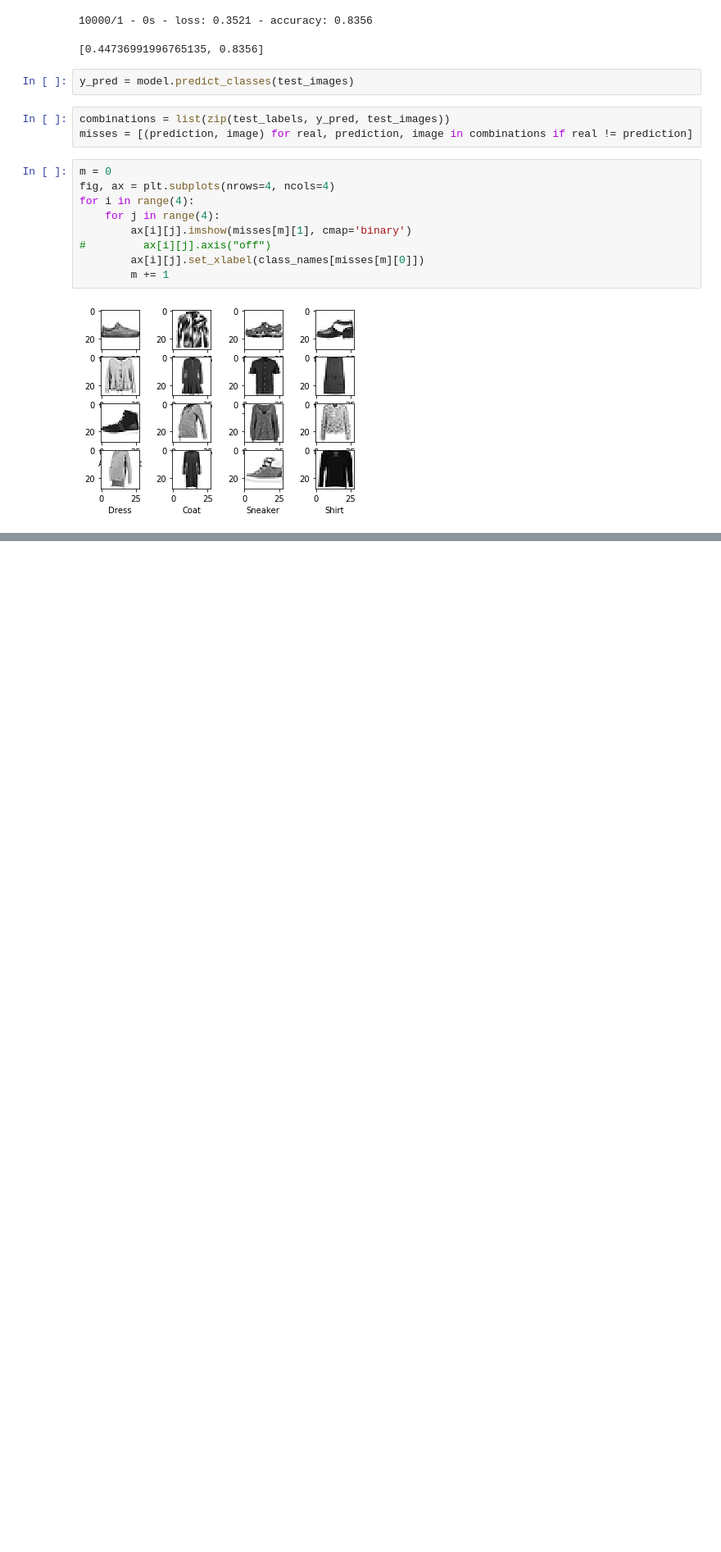
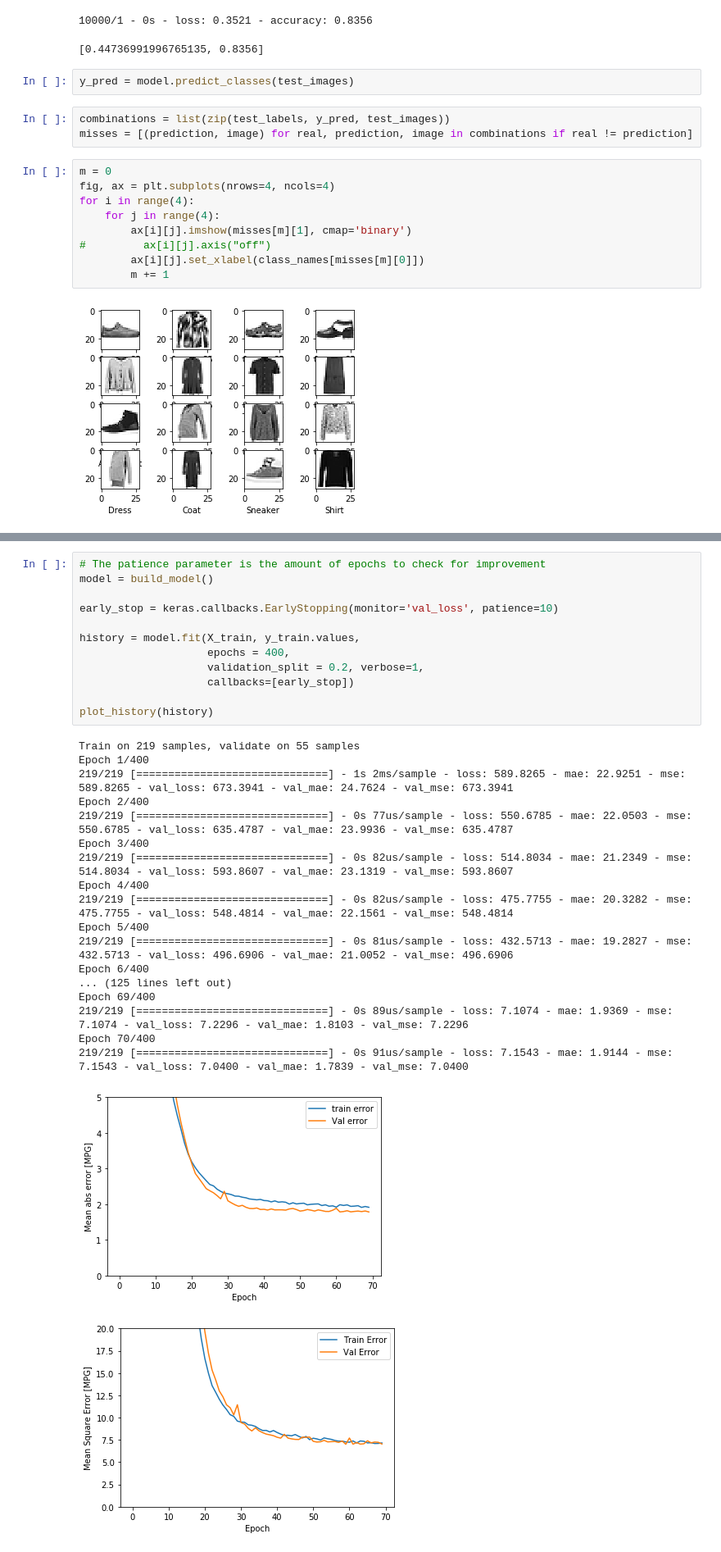
Before and after one commit to Aschwins/handson-ml, a Jupyter notebook: notes/02-ts2-quickstart.ipynb, the cells around one changed output, grey strips where cells are left out. Shown at 82% size. Saved outputs shown, nothing was run; the diff lists cells and outputs as text; blank space fills up the shorter version.

```diff
--- a/notes/02-ts2-quickstart.ipynb
+++ b/notes/02-ts2-quickstart.ipynb
@@ -166,0 +339,32 @@ for i in range(4):
+# %%
+# The patience parameter is the amount of epochs to check for improvement
+model = build_model()
+
+early_stop = keras.callbacks.EarlyStopping(monitor='val_loss', patience=10)
+
+history = model.fit(X_train, y_train.values,
+                    epochs = 400,
+                    validation_split = 0.2, verbose=1,
+                    callbacks=[early_stop])
+
+plot_history(history)
+# %% [output]
+Train on 219 samples, validate on 55 samples
+Epoch 1/400
+219/219 [==============================] - 1s 2ms/sample - loss: 589.8265 - mae: 22.9251 - mse: 589.8265 - val_loss: 673.3941 - val_mae: 24.7624 - val_mse: 673.3941
+Epoch 2/400
+219/219 [==============================] - 0s 77us/sample - loss: 550.6785 - mae: 22.0503 - mse: 550.6785 - val_loss: 635.4787 - val_mae: 23.9936 - val_mse: 635.4787
+Epoch 3/400
+219/219 [==============================] - 0s 82us/sample - loss: 514.8034 - mae: 21.2349 - mse: 514.8034 - val_loss: 593.8607 - val_mae: 23.1319 - val_mse: 593.8607
+Epoch 4/400
+219/219 [==============================] - 0s 82us/sample - loss: 475.7755 - mae: 20.3282 - mse: 475.7755 - val_loss: 548.4814 - val_mae: 22.1561 - val_mse: 548.4814
+Epoch 5/400
+219/219 [==============================] - 0s 81us/sample - loss: 432.5713 - mae: 19.2827 - mse: 432.5713 - val_loss: 496.6906 - val_mae: 21.0052 - val_mse: 496.6906
+Epoch 6/400
+... (125 lines left out)
+Epoch 69/400
+219/219 [==============================] - 0s 89us/sample - loss: 7.1074 - mae: 1.9369 - mse: 7.1074 - val_loss: 7.2296 - val_mae: 1.8103 - val_mse: 7.2296
+Epoch 70/400
+219/219 [==============================] - 0s 91us/sample - loss: 7.1543 - mae: 1.9144 - mse: 7.1543 - val_loss: 7.0400 - val_mae: 1.7839 - val_mse: 7.0400
+[figure, added]
+[figure, added]
```
Also changed, not shown: parts of 22 cells of this notebook.
